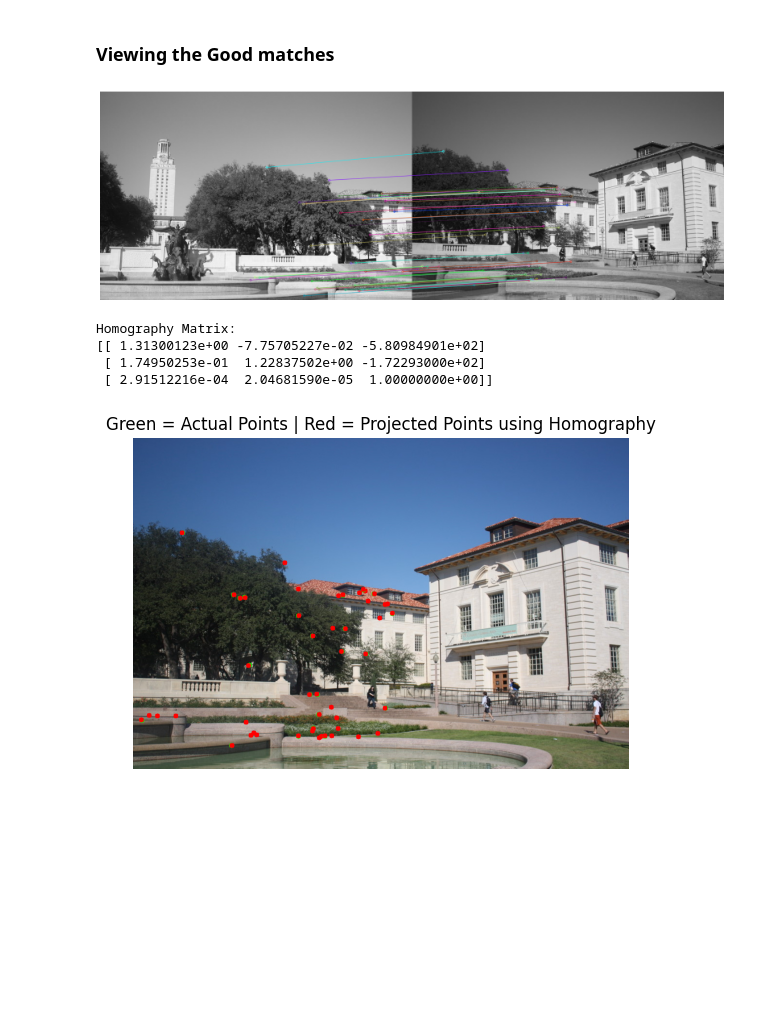
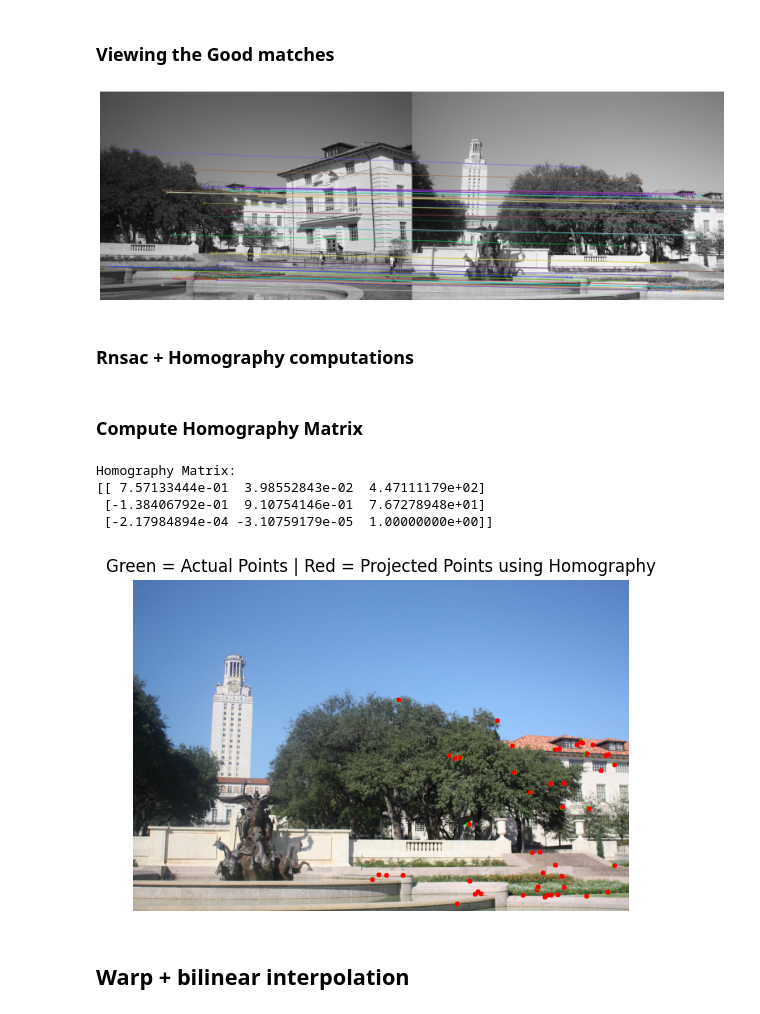
Before and after one commit to Noureldeen73/Augmented-reality-image-stitching, a Jupyter notebook: Mosaics.ipynb, the cells around one changed output. Saved outputs shown, nothing was run; the diff lists cells and outputs as text; code cells hidden in the pictures; blank space fills up the shorter version.

Commit message:
Finish Image Stitching

```diff
--- a/Mosaics.ipynb
+++ b/Mosaics.ipynb
@@ -6,38 +8,43 @@ import tqdm as tqdm
 # %%
-img1 = cv2.imread('assignment_2_materials/pano_image2.jpg')
-img2 = cv2.imread('assignment_2_materials/pano_image1.jpg')
+img1 = cv2.imread('assignment_2_materials/pano_image1.jpg')
+img2 = cv2.imread('assignment_2_materials/pano_image2.jpg')
 gray_img1 = cv2.cvtColor(img1, cv2.COLOR_BGR2GRAY)
 gray_img2 = cv2.cvtColor(img2, cv2.COLOR_BGR2GRAY)
 # %% [markdown]
 ### SIFT detector
 # %%
-sift_detector=cv2.SIFT_create()
+def get_sift(gray_img1, gray_img2):
+    sift_detector=cv2.SIFT_create()
 
-# Detect keypoints and descriptors
-keypoints1, descriptors1 = sift_detector.detectAndCompute(gray_img1, None)
-keypoints2, descriptors2 = sift_detector.detectAndCompute(gray_img2, None)
+    # Detect keypoints and descriptors
+    keypoints1, descriptors1 = sift_detector.detectAndCompute(gray_img1, None)
+    keypoints2, descriptors2 = sift_detector.detectAndCompute(gray_img2, None)
 
-# Match descriptors using KNN
-bf = cv2.BFMatcher()
-matches = bf.knnMatch(descriptors1, descriptors2, k=2)
+    # Match descriptors using KNN
+    bf = cv2.BFMatcher()
+    matches = bf.knnMatch(descriptors1, descriptors2, k=2)
 
-# Apply ratio test
-good_matches = []
-for m, n in matches:
-    if m.distance < 0.75 * n.distance:
-        good_matches.append(m)
-good_matches = sorted(good_matches, key=lambda x: x.distance)
+    # Apply ratio test
+    good_matches = []
+    for m, n in matches:
+        if m.distance < 0.75 * n.distance:
+            good_matches.append(m)
+    good_matches = sorted(good_matches, key=lambda x: x.distance)
+    return good_matches, keypoints1, keypoints2, descriptors1, descriptors2
 # %% [markdown]
 ### Viewing the Good matches
 # %%
+good_matches, keypoints1, keypoints2, descriptors1, descriptors2 = get_sift(gray_img1, gray_img2)
 good_matches = good_matches[:50]
 img_matches = cv2.drawMatches(gray_img1, keypoints1, gray_img2, keypoints2, good_matches,None,flags=cv2.DrawMatchesFlags_NOT_DRAW_SINGLE_POINTS)
 plt.figure(figsize=(20, 10))
 plt.imshow(img_matches)
 plt.axis('off')
 plt.show()
 # %% [output]
-[figure, old version]
+[figure, new version]
+# %% [markdown]
+### Rnsac + Homography computations
 # %%
 def compute_homography(src_pts, dst_pts):
 
@@ -105,6 +112,8 @@ def compute_homography_rnsac(src_pts, dst_pts, threshold=4.0, max_iter=2000) :
         best_H = compute_homography(final_src_pts, final_dst_pts)
 
     return best_H, best_inliers_mask
+# %% [markdown]
+### Compute Homography Matrix
 # %%
 
 src_pts = np.float32([keypoints1[m.queryIdx].pt for m in good_matches])
@@ -132,7 +141,9 @@ plt.axis('off')
 plt.show()
 # %% [output]
 Homography Matrix:
-[[ 1.31300123e+00 -7.75705227e-02 -5.80984901e+02]
- [ 1.74950253e-01  1.22837502e+00 -1.72293000e+02]
- [ 2.91512216e-04  2.04681590e-05  1.00000000e+00]]
+[[ 7.57133444e-01  3.98552843e-02  4.47111179e+02]
+ [-1.38406792e-01  9.10754146e-01  7.67278948e+01]
+ [-2.17984894e-04 -3.10759179e-05  1.00000000e+00]]
-[figure, old version]
+[figure, new version]
+# %% [markdown]
+## Warp + bilinear interpolation
```
Also changed, not shown: parts of 7 cells of this notebook, 2 other files.
